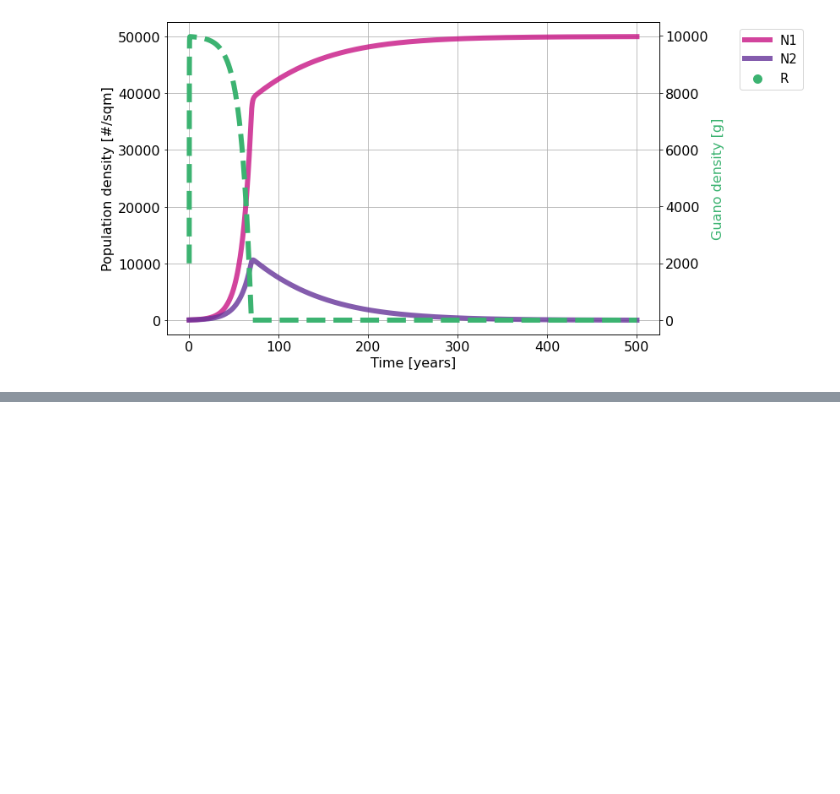
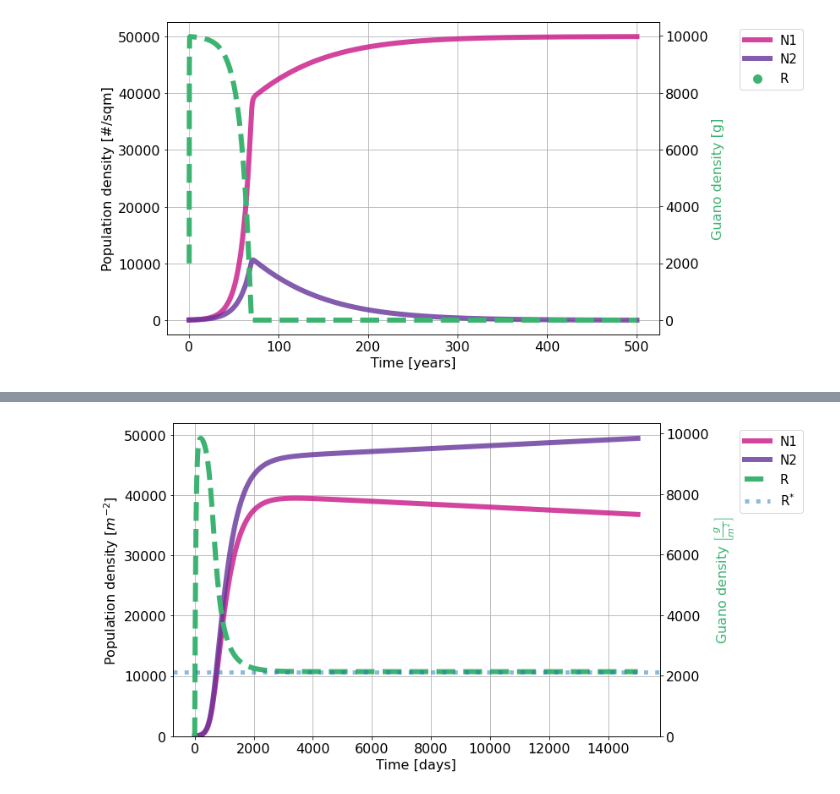
Before and after one commit to chrberrig/MatBio, a Jupyter notebook: simulations/4_competition.ipynb, the cells around one changed output, grey strips where cells are left out. Cells and saved outputs as stored; diff of their text form; code cells hidden in the pictures; blank space fills up the shorter version.

Commit message:
double resource finally working

```diff
--- a/simulations/4_competition.ipynb
+++ b/simulations/4_competition.ipynb
@@ -86,7 +86,8 @@ K = 10000 # Unit: [g/sqm]
 nR = 1 # number of distinct resources
 V = 20 # Unit: [sqm]
 
-
+Rstar = lambda i: (ds[i]*c_maxs[i])/(eps[i]*c_maxs[i] - ds[i])/bs[i]
+print(Rstar(0), Rstar(1))
 # All units:
     # N1: [#N1/sqm], N2: [#N2/sqm], R: [g/sqm]
     # r: [1/yr], b: [sqm/(year*#N)], cmax: [g/(year*#N)], d: [1/yr], eps: [#N/g]
@@ -135,0 +134,86 @@ print(sol[2].tolist())
+# %%
+# I turned r and d into units [1/day]
+# I also reduced B A LOT LOT LOT
+# now it works!
+
+# parameter considerations:
+
+yr = 365 # day/yr
+feed_freq = 1 # 1/day (eats every day)
+feed_quant = 0.01 # g (single meal quant)
+feed_yr = feed_quant*feed_freq*yr # g/yr
+
+offspring = 4 # offspr/(beetle*yr)
+eps = [offspring/feed_yr]*2 # 1/g  # Unit: [#N/g]
+
+print(eps)
+#eps = [0.5, 0.5]
+#print(eps)
+
+bs = [0.0000012, 0.0000012] # sqm /(day*beetle)
+#bs = [yr*i for i in bs] # sqm /(yr*beetle) # Unit: [sqm/(year*#N)]
+print(bs)
+
+
+#ds = [1.]*2 #  (lifespan 1 yr) # Unit: [1/yr]
+ds = [1/yr, 1/yr]  # Unit: [1/day]
+print(ds)
+
+c_maxs = [0.1, 0.12] # g/(beetle*day)
+#c_maxs = [yr*i for i in c_maxs] # g/(beetle*yr) # Unit: [g/(year*#N)]
+print(c_maxs)
+
+# r1 = 365 # Unit: [1/yr]
+# r2 = 0.5
+
+#r = 10 # Unit: [1/yr]
+r = 10/yr  # Unit: [1/day]
+K = 10000 # Unit: [g/sqm]
+
+
+nR = 1 # number of distinct resources
+V = 20 # Unit: [sqm]
+
+
+# All units:
+    # N1: [#N1/sqm], N2: [#N2/sqm], R: [g/sqm]
+    # r: [1/yr], b: [sqm/(year*#N)], cmax: [g/(year*#N)], d: [1/yr], eps: [#N/g]
+
+
+init_state = [0, 50, 50]
+t = np.linspace(0, 15000, 100000)
+params = (eps, bs, ds, c_maxs, r, K, nR )
+
+# deriv(init_state, t, *params)
+
+sol = odeint(deriv, init_state, t, params).T
+R, N1, N2 = sol
+
+print("Rstar:")
+print(Rstar(0), Rstar(1))
+
+
+fig, ax1 = plt.subplots(1,1, figsize=(12, 6), tight_layout=True)
+ax2 = ax1.twinx()
+#ax1.set_ylim(0, 5000)
+ax1.grid()
+
+ax2.plot(t, R, label="R", color='mediumseagreen', linestyle="--")
+ax1.plot(t, N1, label="N1", color='mediumvioletred', alpha=0.8)
+ax1.plot(t, N2, label="N2", color='rebeccapurple', alpha=0.8)
+ax1.plot([], [], label="R", color='mediumseagreen', linestyle="--")
+
+ax1.set_ylabel('Population density $\\left[m^{-2}\\right]$')
+ax2.set_ylabel('Guano density $\\left[ \\frac{g}{m^{2}} \\right]$', color = 'mediumseagreen')
+ax1.set_xlabel('Time [days]')
+
+ax1.set_ylim(bottom=0)
+ax2.set_ylim(bottom=0)
+
+ax2.axhline(Rstar(1), linewidth=5, alpha=0.5, linestyle=":")
+ax1.plot([], [], linewidth=5, alpha=0.5, linestyle=":", label="R$^{*}$")
+
+# ax2.axhline(Rstar(0), linewidth=5, alpha=0.5, linestyle=":", color="r")
+
+ax1.legend(bbox_to_anchor=(1.15, 1), loc=2, borderaxespad=0.5, fontsize=15)
+# %% [output]
@@ -136 +227,2 @@ print(sol[2].tolist())
+[figure, added]
 # %%
```
Also changed, not shown: parts of 8 cells of this notebook.
